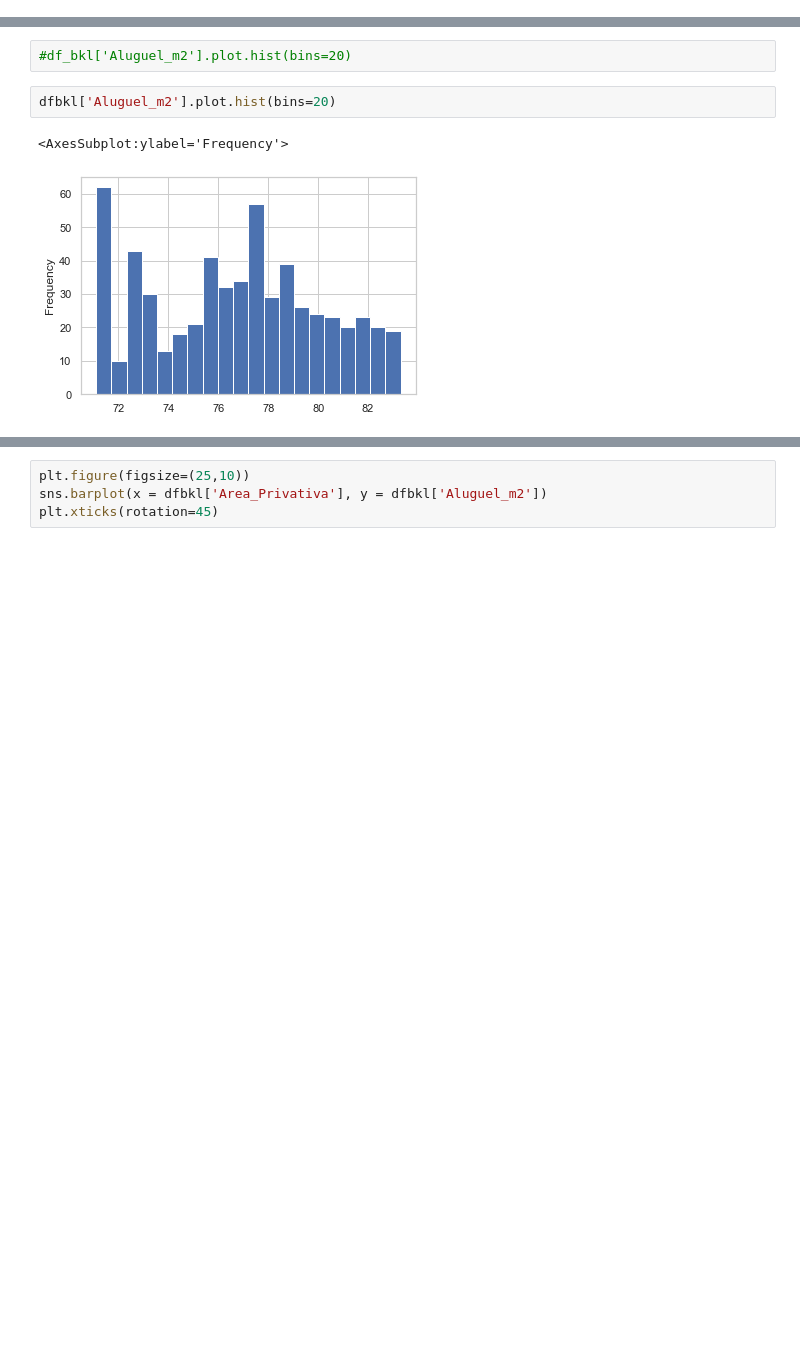
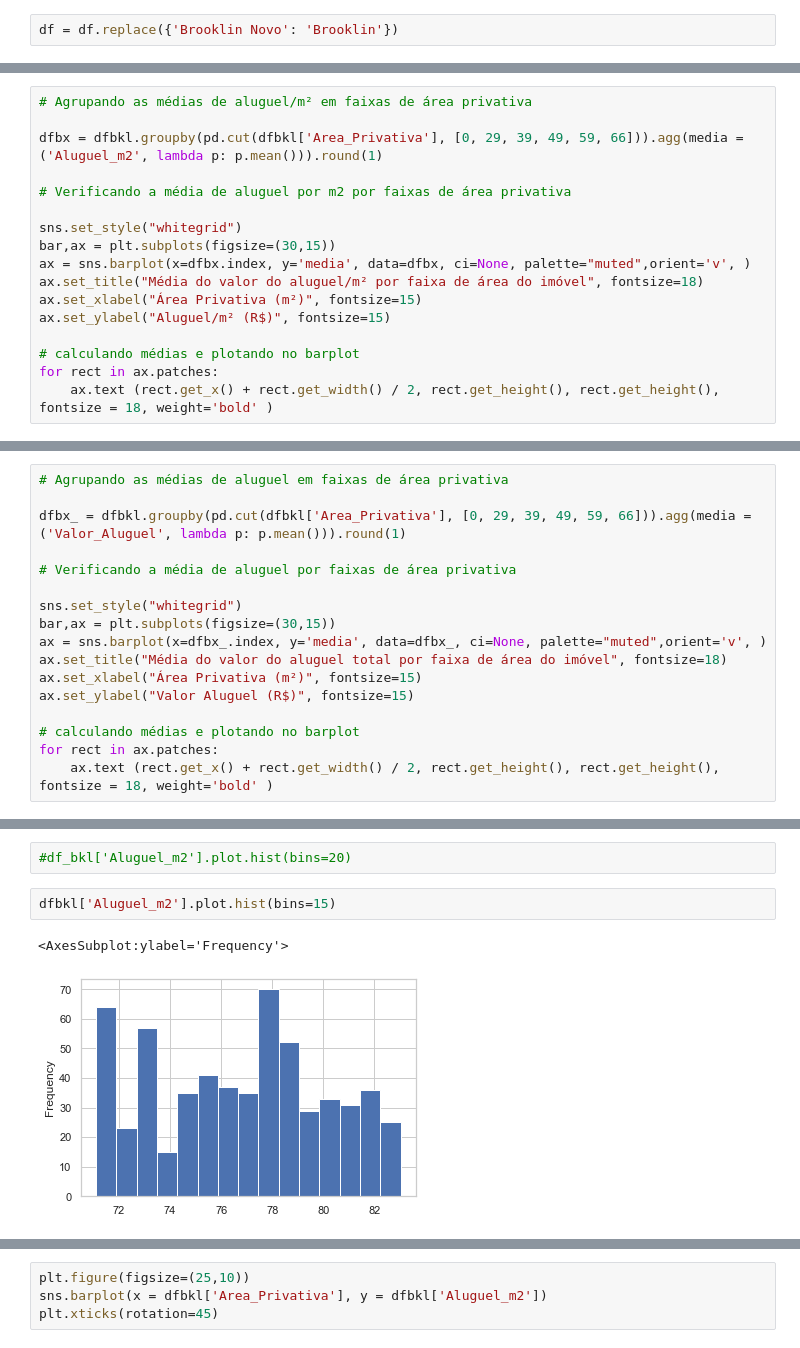
Before and after one commit to sasomedina/housi_rent_sp, a Jupyter notebook: Studio_Brooklin.ipynb, the cells around one changed output, grey strips where cells are left out. Drawn from its saved outputs; the diff is of its cells as text; blank space fills up the shorter version.

```diff
--- a/Studio_Brooklin.ipynb
+++ b/Studio_Brooklin.ipynb
@@ -75,3 +97,5 @@ display(databkl)
+# %%
+df = df.replace({'Brooklin Novo': 'Brooklin'})
 # %%
 bkl = df[df['Bairro'] == 'Brooklin']
 bkl
@@ -270,3 +358,20 @@ display(databkl2)
 | 64 | 76.56 | 76.56 | 76.560000 | 0.000000 | 1 |
 | 65 | 76.92 | 76.92 | 76.920000 | 0.000000 | 1 |
 | 66 | 75.76 | 75.76 | 75.760000 | 0.000000 | 1 |
+# %%
+# Agrupando as médias de aluguel/m² em faixas de área privativa
+
+dfbx = dfbkl.groupby(pd.cut(dfbkl['Area_Privativa'], [0, 29, 39, 49, 59, 66])).agg(media =('Aluguel_m2', lambda p: p.mean())).round(1)
+
+# Verificando a média de aluguel por m2 por faixas de área privativa
+
+sns.set_style("whitegrid")
+bar,ax = plt.subplots(figsize=(30,15))
+ax = sns.barplot(x=dfbx.index, y='media', data=dfbx, ci=None, palette="muted",orient='v', )
+ax.set_title("Média do valor do aluguel/m² por faixa de área do imóvel", fontsize=18)
+ax.set_xlabel("Área Privativa (m²)", fontsize=15)
+ax.set_ylabel("Aluguel/m² (R$)", fontsize=15)
+
+# calculando médias e plotando no barplot
+for rect in ax.patches:
+    ax.text (rect.get_x() + rect.get_width() / 2, rect.get_height(), rect.get_height(), fontsize = 18, weight='bold' )
@@ -293,3 +400,20 @@ display(databkl_)
 | 64 | 4900 | 4900 | 4900.000000 | 0.000000 | 1 |
 | 65 | 5000 | 5000 | 5000.000000 | 0.000000 | 1 |
 | 66 | 5000 | 5000 | 5000.000000 | 0.000000 | 1 |
+# %%
+# Agrupando as médias de aluguel em faixas de área privativa
+
+dfbx_ = dfbkl.groupby(pd.cut(dfbkl['Area_Privativa'], [0, 29, 39, 49, 59, 66])).agg(media =('Valor_Aluguel', lambda p: p.mean())).round(1)
+
+# Verificando a média de aluguel por faixas de área privativa
+
+sns.set_style("whitegrid")
+bar,ax = plt.subplots(figsize=(30,15))
+ax = sns.barplot(x=dfbx_.index, y='media', data=dfbx_, ci=None, palette="muted",orient='v', )
+ax.set_title("Média do valor do aluguel total por faixa de área do imóvel", fontsize=18)
+ax.set_xlabel("Área Privativa (m²)", fontsize=15)
+ax.set_ylabel("Valor Aluguel (R$)", fontsize=15)
+
+# calculando médias e plotando no barplot
+for rect in ax.patches:
+    ax.text (rect.get_x() + rect.get_width() / 2, rect.get_height(), rect.get_height(), fontsize = 18, weight='bold' )
@@ -318,10 +444,10 @@ databkl
 # %%
 #df_bkl['Aluguel_m2'].plot.hist(bins=20)
 # %%
-dfbkl['Aluguel_m2'].plot.hist(bins=20)
+dfbkl['Aluguel_m2'].plot.hist(bins=15)
 # %% [output]
 <AxesSubplot:ylabel='Frequency'>
-[figure, old version]
+[figure, new version]
 # %%
 sns.set()
 # Boxplot com os bairros e o algugeul por m2
```
Also changed, not shown: parts of 22 cells of this notebook, 3 other files.
